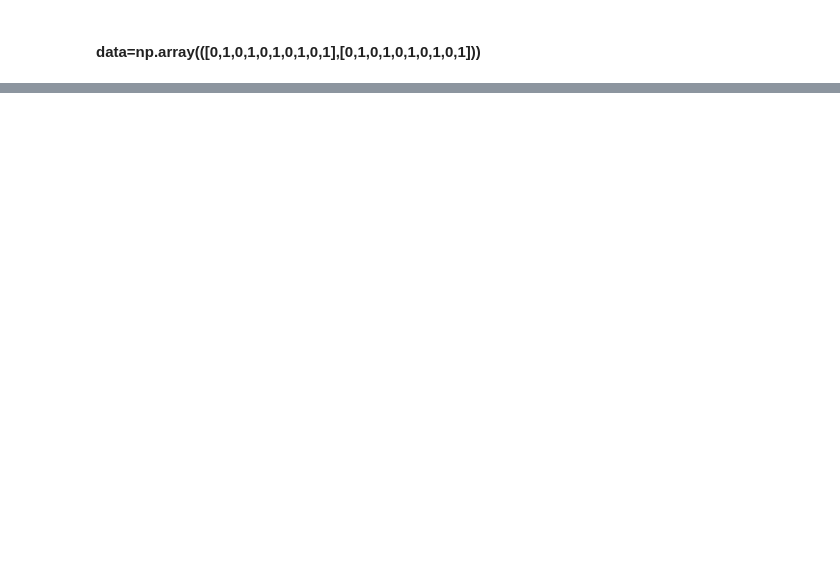
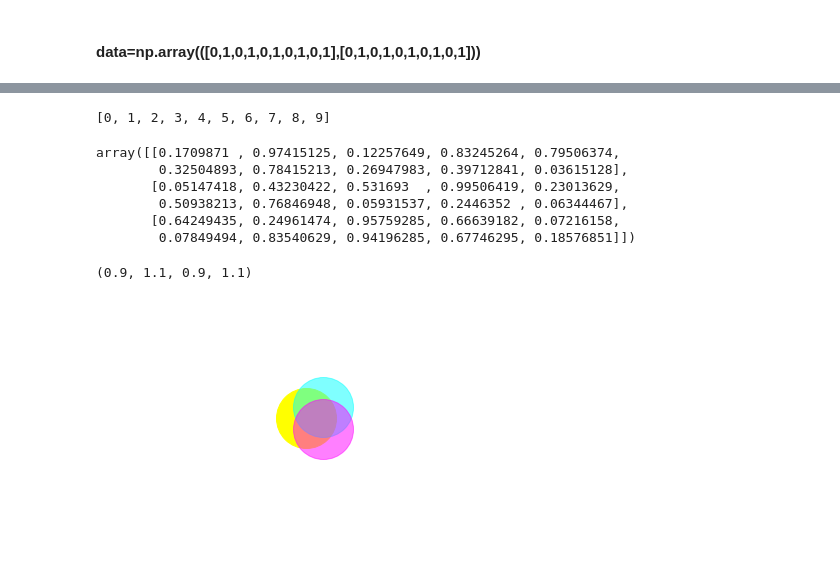
Before and after one commit to NicholasARossi/Easing-Animations-with-Python, a Jupyter notebook: animation_playground.ipynb, the cells around one changed output, grey strips where cells are left out. Drawn from its saved outputs; the diff is of its cells as text; code cells hidden in the pictures; blank space fills up the shorter version.

```diff
--- a/animation_playground.ipynb
+++ b/animation_playground.ipynb
@@ -42,0 +44,27 @@ array([[0.3633114 , 0.40243556, 0.53103731, 0.76535386, 0.68421387],
+# %%
+list(data.columns)
+# %% [output]
+[0, 1, 2, 3, 4, 5, 6, 7, 8, 9]
+# %%
+columns=['Tyrannosaurus','Pterodactyl','Stegosaurus','Raptor','Megaloadon']
+# %% [output]
+array([[0.1709871 , 0.97415125, 0.12257649, 0.83245264, 0.79506374,
+        0.32504893, 0.78415213, 0.26947983, 0.39712841, 0.03615128],
+       [0.05147418, 0.43230422, 0.531693  , 0.99506419, 0.23013629,
+        0.50938213, 0.76846948, 0.05931537, 0.2446352 , 0.06344467],
+       [0.64249435, 0.24961474, 0.95759285, 0.66639182, 0.07216158,
+        0.07849494, 0.83540629, 0.94196285, 0.67746295, 0.18576851]])
+# %%
+plt.close('all')
+fig,ax=plt.subplots()
+fig.patch.set_alpha(0.)
+ax.plot(1,1,linestyle=None,marker='o',markersize=60,color='yellow',alpha=1)
+ax.plot(1.01,1.01,linestyle=None,marker='o',markersize=60,color='cyan',alpha=.5)
+ax.plot(1.01,.99,linestyle=None,marker='o',markersize=60,color='magenta',alpha=0.5)
+
+ax.set_xlim([.9,1.1])
+ax.set_ylim([.9,1.1])
+plt.axis('off')
+# %% [output]
+(0.9, 1.1, 0.9, 1.1)
+[figure, added]
```
Also changed, not shown: parts of 33 cells of this notebook, 19 other files.
